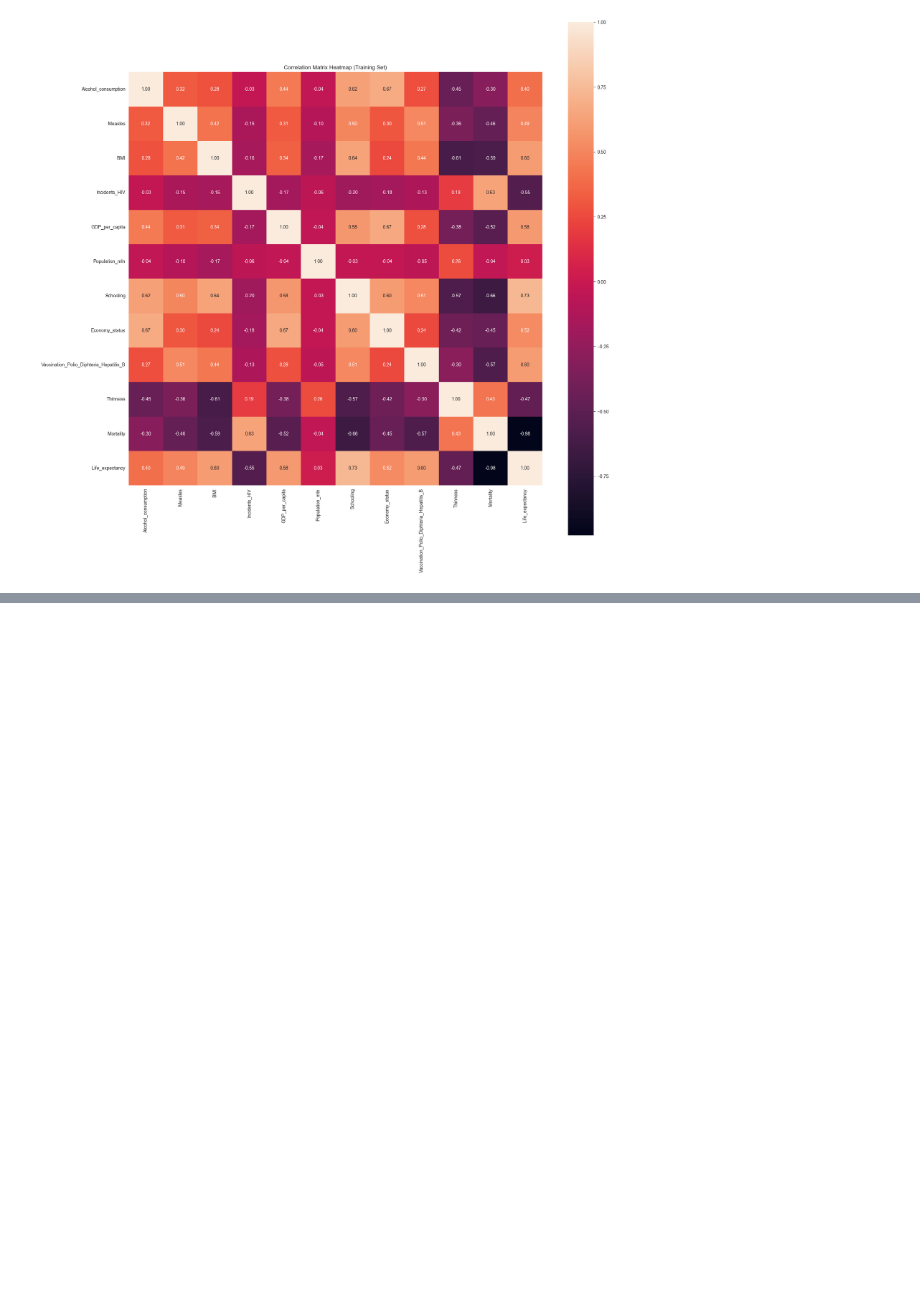
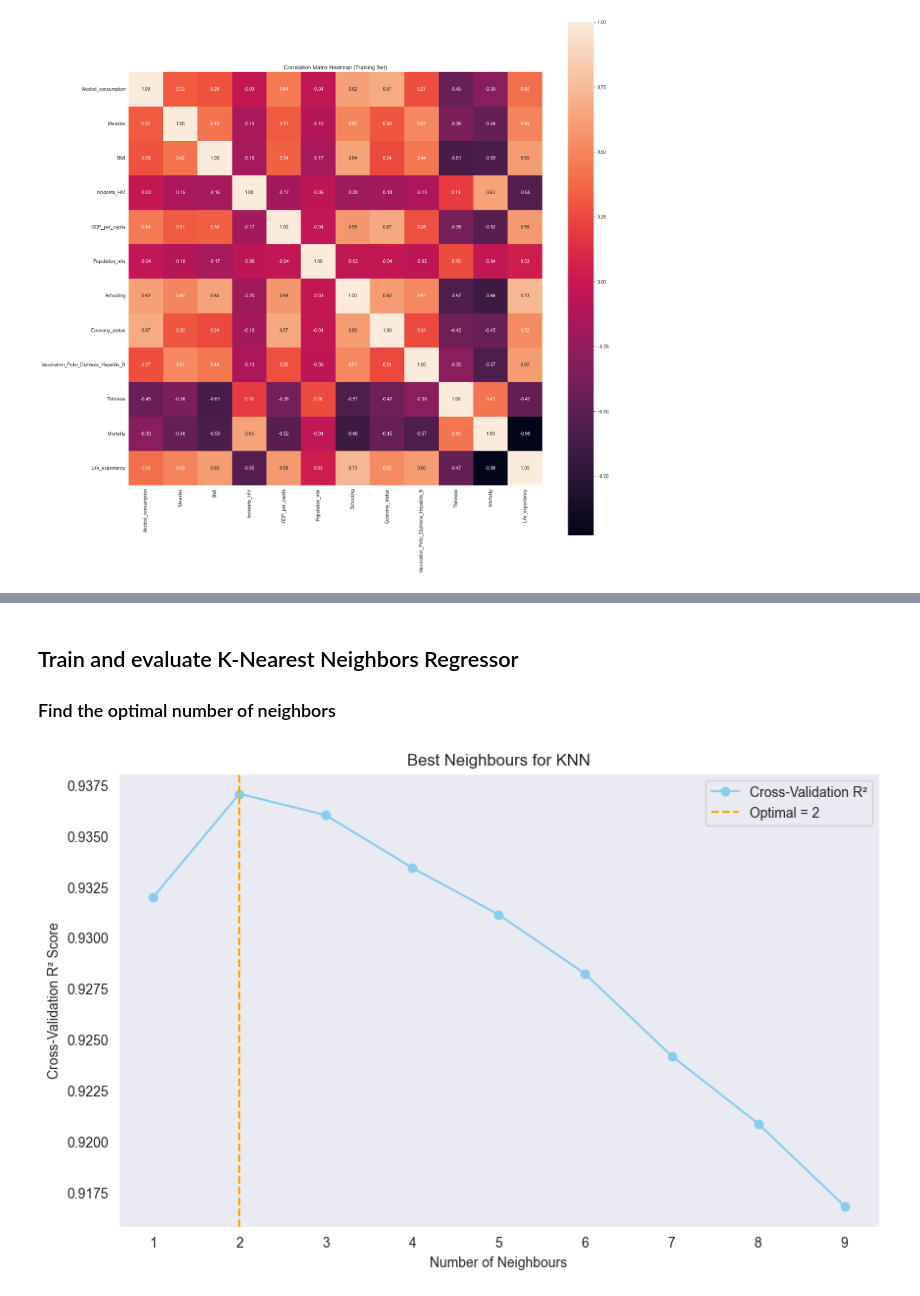
Before and after one commit to malinhauglandh/life-expectancy-prediction, a Jupyter notebook: feature engineering/feature_engineering.ipynb, the cells around one changed output, grey strips where cells are left out. Cells and saved outputs as stored; diff of their text form; code cells hidden in the pictures; blank space fills up the shorter version.

```diff
--- a/feature engineering/feature_engineering.ipynb
+++ b/feature engineering/feature_engineering.ipynb
@@ -185,0 +218,31 @@ R² Score: 0.9957
+# %% [markdown]
+## Train and evaluate K-Nearest Neighbors Regressor
+### Find the optimal number of neighbors
+# %%
+# Initialize the figure
+fig, (ax1) = plt.subplots(1, figsize=(10, 6))
+
+# First: Evaluate and plot for transformed data
+neighbor_range = range(1, 10)
+cv_scores_transformed = []
+
+for n in neighbor_range:
+    knn = KNeighborsRegressor(n_neighbors=n)
+    scores = cross_val_score(knn, X_train, y_train, cv=5, scoring='r2')
+    cv_scores_transformed.append(scores.mean())
+
+best_n_neighbors_transformed = neighbor_range[np.argmax(cv_scores_transformed)]
+
+# Plot for transformed data
+ax1.plot(neighbor_range, cv_scores_transformed, marker='o', linestyle='-', color='skyblue', label="Cross-Validation R²")
+ax1.axvline(best_n_neighbors_transformed, color='orange', linestyle='--',
+            label=f"Optimal = {best_n_neighbors_transformed}")
+ax1.set_title("Best Neighbours for KNN")
+ax1.set_xlabel("Number of Neighbours")
+ax1.set_ylabel("Cross-Validation R² Score")
+ax1.legend()
+ax1.grid()
+
+plt.show()
+# %% [output]
+[figure, added]
```
Also changed, not shown: parts of 17 cells of this notebook, 2 other files.
